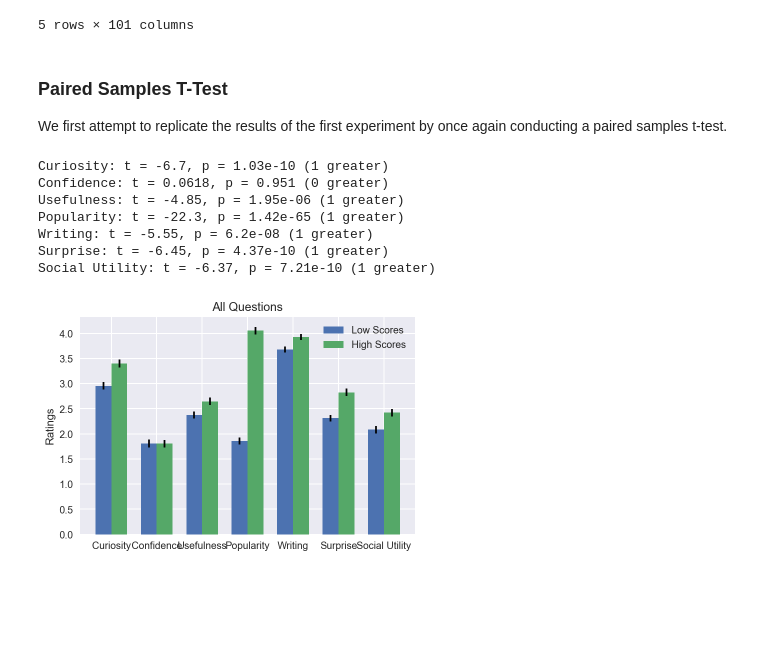
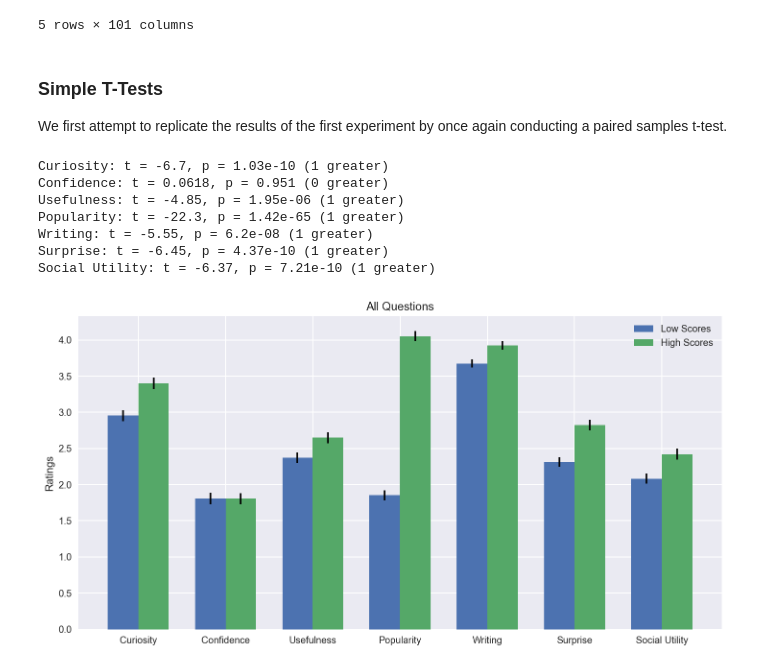
Before and after one commit to hermish/concepts-research, a Jupyter notebook: analysis/5-cogsci-paper/1-experiment-three.ipynb, the cells around one changed output. Saved outputs shown, nothing was run; the diff lists cells and outputs as text; code cells hidden in the pictures; blank space fills up the shorter version.

```diff
--- a/analysis/5-cogsci-paper/1-experiment-three.ipynb
+++ b/analysis/5-cogsci-paper/1-experiment-three.ipynb
@@ -40,11 +44,14 @@ FILE_NAMES = [
     'raw-data/responses.json'
 ]
 
+NUM_QUESTIONS, NUM_JUDGEMENTS = 10, 7
+GROUP_SIZE = NUM_QUESTIONS // 2
+
+ALL_LABELS = processing.get_all_labels(NUM_QUESTIONS)
+LOW_LABELS, HIGH_LABELS = ALL_LABELS[:GROUP_SIZE], ALL_LABELS[GROUP_SIZE:]
+JUDGMENT_LABELS = processing.get_judgment_labels(NUM_JUDGEMENTS)
+
 LITERALS = []
-NUM_QUESTIONS, NUM_JUDGEMENTS = 10, 7
-LOW_LABELS, HIGH_LABELS = processing.get_split_labels(NUM_QUESTIONS)
-JUDGMENT_LABELS = ['j{}'.format(num) for num in range(NUM_JUDGEMENTS)]
-
 for name in FILE_NAMES[:2]:
     with open(name) as file:
          LITERALS.append(json.load(file))
@@ -74,7 +81,7 @@ data.head()
 | 4 | 1 | 1 | 37 | 3 | 3 | 4 | 4 | 3 | ... |
 5 rows × 101 columns
 # %% [markdown]
-### Paired Samples T-Test
+### Simple T-Tests
 We first attempt to replicate the results of the first experiment by once again conducting a paired samples t-test.
 # %%
 # Update the table with intermediate values
@@ -99,28 +106,29 @@ for j_label in JUDGMENT_LABELS:
 # %%
 # Compute averages, run t-test and plot
 PLOTTING_OPTIONS = {
     'y_label': 'Ratings',
     'ticks': ['Curiosity', 'Confidence', 'Usefulness',
               'Popularity', 'Writing', 'Surprise', 'Social Utility'],
     'legend': ['Low Scores', 'High Scores'],
-    'title': 'All Questions'
+    'title': 'All Questions',
+    'size': (12, 6)
 }
 
 for index, j_label in enumerate(JUDGMENT_LABELS):
     low_data = data['{}_low'.format(j_label)]
     high_data = data['{}_high'.format(j_label)]
     print('{}: {}'.format(PLOTTING_OPTIONS['ticks'][index],
                           describe.paired_t_test(low_data, high_data)))
 
 plotting.plot_double_bar(low_means, low_err, high_means,
                          high_err, **PLOTTING_OPTIONS)
 # %% [output]
 Curiosity: t = -6.7, p = 1.03e-10 (1 greater)
 Confidence: t = 0.0618, p = 0.951 (0 greater)
 Usefulness: t = -4.85, p = 1.95e-06 (1 greater)
 Popularity: t = -22.3, p = 1.42e-65 (1 greater)
 Writing: t = -5.55, p = 6.2e-08 (1 greater)
 Surprise: t = -6.45, p = 4.37e-10 (1 greater)
 Social Utility: t = -6.37, p = 7.21e-10 (1 greater)
-[figure, old version]
+[figure, new version]
 # %%
```
Also changed, not shown: parts of 6 cells of this notebook, 2 other files.
